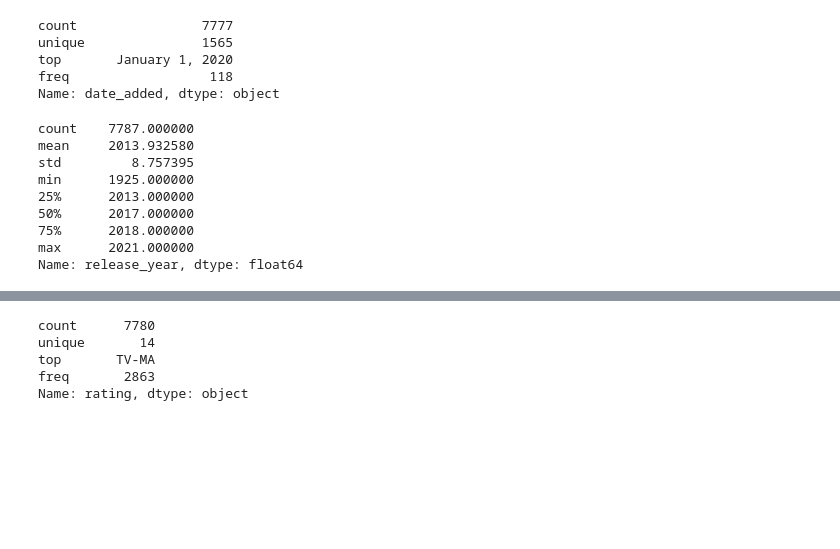
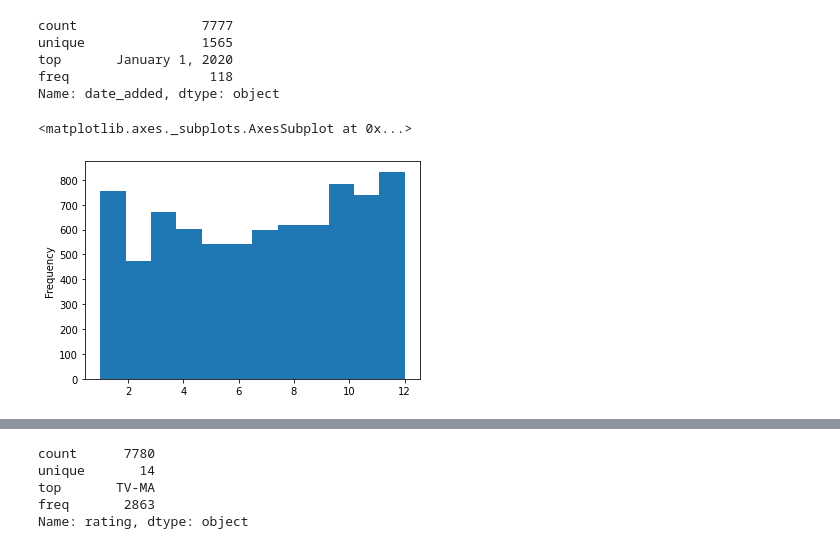
Before and after one commit to Maxibrionest/FMY-1.1.2, a Jupyter notebook: Actividad_1_2_2.ipynb, the cells around one changed output, grey strips where cells are left out. Saved outputs shown, nothing was run; the diff lists cells and outputs as text; code cells hidden in the pictures; blank space fills up the shorter version.

```diff
--- a/Actividad_1_2_2.ipynb
+++ b/Actividad_1_2_2.ipynb
@@ -164,15 +228,17 @@ unique               1565
 top       January 1, 2020
 freq                  118
 Name: date_added, dtype: object
-# %%
-df['release_year'].describe()
-# %% [output]
-count    7787.000000
-mean     2013.932580
-std         8.757395
-min      1925.000000
-25%      2013.000000
-50%      2017.000000
-75%      2018.000000
-max      2021.000000
-Name: release_year, dtype: float64
+# %%
+df['date_added'] = df['date_added'].astype('datetime64[ns]')
+#date_added_columm = df['date_added'].
+#df.groupby("date_added").size().plot.bar(figsize=(20,5))
+df['year_added'] = df['date_added'].dt.year
+df['month_added'] = df['date_added'].dt.month
+# %%
+month_added_column = df['month_added']
+year_added_column = df['year_added']
+# %%
+month_added_column.plot(kind="hist", bins=12)
+# %% [output]
+<matplotlib.axes._subplots.AxesSubplot at 0x...>
+[figure, added]
```
Also changed, not shown: parts of 11 cells of this notebook.
